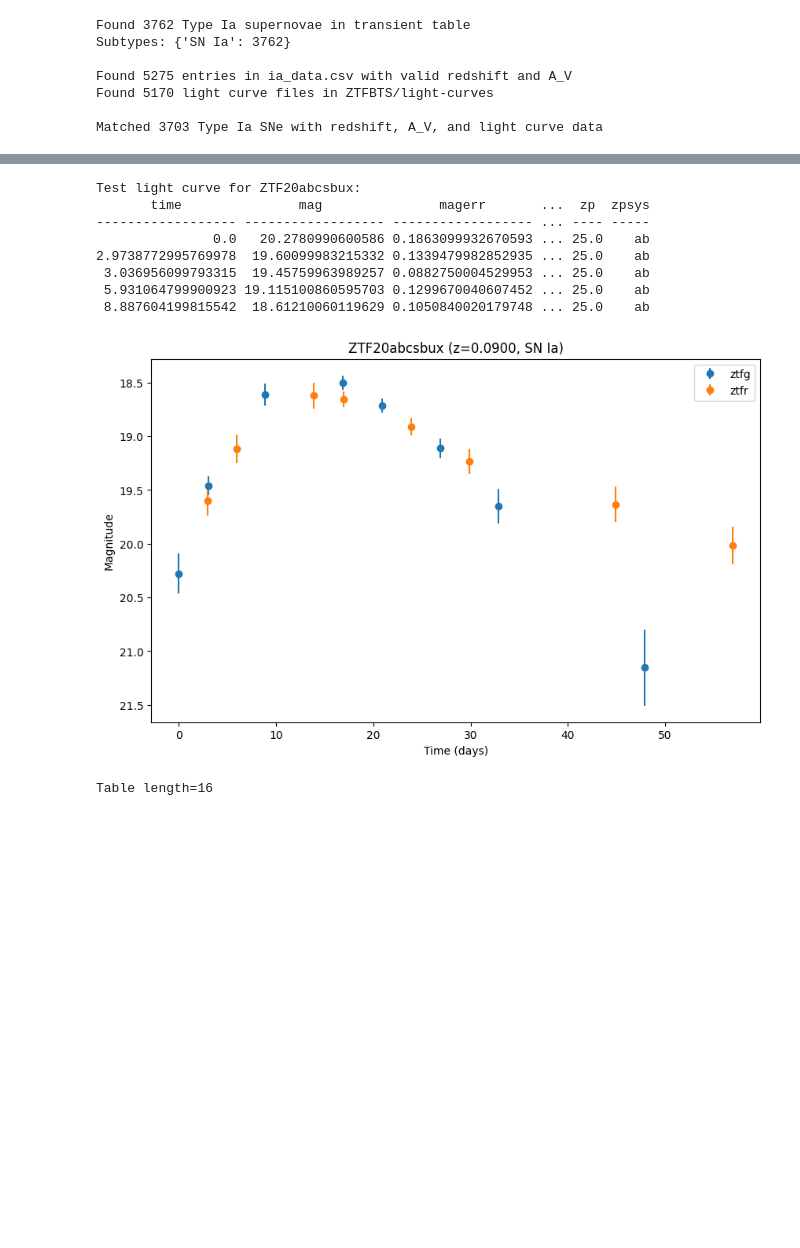
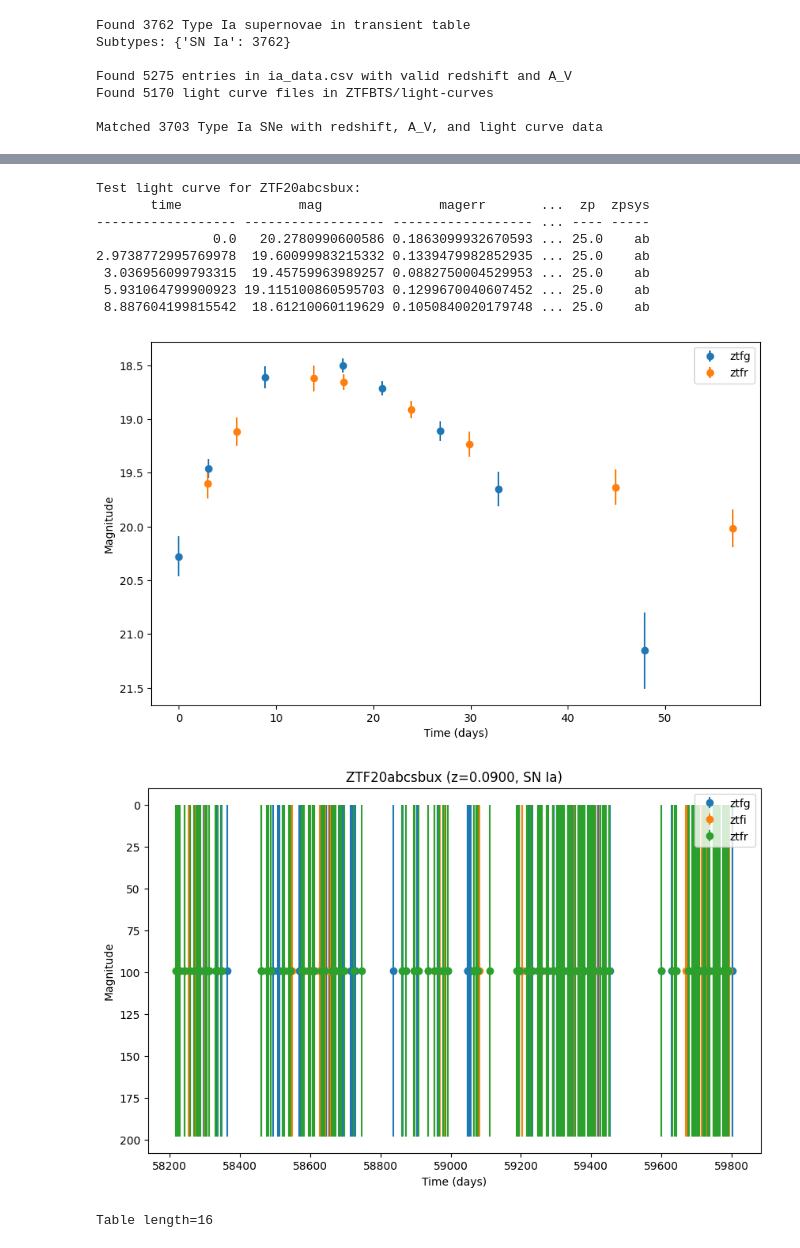
Before and after one commit to asmuzsoy/beams_ext, a Jupyter notebook: fit_real_sne_new.ipynb, the cells around one changed output, grey strips where cells are left out. Saved outputs shown, nothing was run; the diff lists cells and outputs as text; code cells hidden in the pictures; blank space fills up the shorter version.

Commit message:
Reading in new data (it's bad) and working on 10% known analysis

```diff
--- a/fit_real_sne_new.ipynb
+++ b/fit_real_sne_new.ipynb
@@ -371,18 +370,22 @@ guess_texp(ibc_lc_table)
 # %% [output]
 20
 # %%
-def fit_ia_w_dust(true_z, true_av, lcs, redshift = 'spec'):
+def fit_ia_w_dust(true_z, lcs, true_av = None, true_mwebv = None, redshift = 'spec'):
     ia_source = sncosmo.get_source('salt2-extended', version='2.0')
     dust = sncosmo.CCM89Dust()   # MW extinction law
     R_V = 3.1
-    mwebv = true_av / R_V
+    if true_mwebv is None:
+        if true_av is None:
+            raise ValueError("Either true_av or true_mwebv must be provided")
+        true_mwebv = true_av / R_V
+
 
     this_ia_model = sncosmo.Model(source=ia_source,
                                   effects=[dust],
                                   effect_names=['mw'],
                                   effect_frames=['obs'])
     if redshift == 'spec':
-        this_ia_model.set(z = true_z, mwebv=mwebv)
+        this_ia_model.set(z = true_z, mwebv=true_mwebv)
         params_to_fit = ['t0', 'x0', 'x1', 'c']
         guess_z_value = False
         bounds = {'x0':(0, 0.1), 'x1':(-5, 50), 'c':(-1, 5)}
@@ -433,6 +436,6 @@ this_redshift, this_av
 (0.04, 0.049)
 # %%
 # result, fitted_model = fit_ia(this_redshift, [ibc_lc_table])
-result, fitted_ia_model = fit_ia_w_dust(this_redshift, this_av, [ibc_lc_table], redshift='none')
+result, fitted_ia_model = fit_ia_w_dust(this_redshift, [ibc_lc_table], true_av = this_av, redshift='spec')
 sncosmo.plot_lc(ibc_lc_table, model=fitted_ia_model);
 # %% [output]
@@ -440,5 +443,5 @@ sncosmo.plot_lc(ibc_lc_table, model=fitted_ia_model);
 # %%
-def fit_ibc_w_dust(true_z, true_av, lcs, texp_guess=None, mej=3, fni=0.05, vej=15000, redshift = 'spec'):
+def fit_ibc_w_dust(true_z, lcs, true_av = None, true_mwebv = None, texp_guess=None, mej=3, fni=0.05, vej=15000, redshift = 'spec'):
     if texp_guess is None:
         texp_guess = guess_texp(lcs[0], sigma=1)
 
@@ -446,13 +449,17 @@ def fit_ibc_w_dust(true_z, true_av, lcs, texp_guess=None, mej=3, fni=0.05, vej=1
 
     dust = sncosmo.CCM89Dust()   # MW extinction law
     R_V = 3.1
-    mwebv = true_av / R_V
+    if true_mwebv is None:
+        if true_av is None:
+            raise ValueError("Either true_av or true_mwebv must be provided")
+        true_mwebv = true_av / R_V
 
     arnett_model = sncosmo.Model(source=arnett_source,
                                  effects=[dust],
                                  effect_names=['mw'],
                                  effect_frames=['obs'])
-    arnett_model.set(mwebv=mwebv)
+
+    arnett_model.set(mwebv=true_mwebv)
 
     if redshift == 'spec':
         arnett_model.set(redshift = true_z)
@@ -480,7 +487,7 @@ def fit_ibc_w_dust(true_z, true_av, lcs, texp_guess=None, mej=3, fni=0.05, vej=1
                                      effects=[dust],
                                      effect_names=['mw'],
                                      effect_frames=['obs'])
-        arnett_model.set(mwebv=mwebv)
+        arnett_model.set(mwebv=true_mwebv)
         if redshift == 'spec':
             arnett_model.set(z = true_z)
         result, fitted_model = sncosmo.fit_lc(lcs[0], arnett_model, params_to_fit,
@@ -585,8 +572,8 @@ for filename in redshift_dict.keys():
         true_class = parts[1].replace('-', ' ')  # "SN-Ic" -> "SN Ic"
 
         # Fit with both models
-        ia_result, ia_fitted_model = fit_ia_w_dust(this_redshift, this_av, [lc_table], redshift='spec')
-        ibc_result, ibc_fitted_model = fit_ibc_w_dust(this_redshift, this_av, [lc_table], redshift='spec')
+        ia_result, ia_fitted_model = fit_ia_w_dust(this_redshift,  [lc_table], true_av = this_av, redshift='spec')
+        ibc_result, ibc_fitted_model = fit_ibc_w_dust(this_redshift, [lc_table], true_av = this_av, redshift='spec')
 
         # Plot fits
         # sncosmo.plot_lc(lc_table, model=ibc_fitted_model)
@@ -837,33 +938,49 @@ Example entries:
 # %%
 # Test reading one light curve
-# test_ztfid = list(ia_with_data)[0]
+# test_ztfid = list(ia_with_data)[5]
 test_ztfid = "ZTF20abcsbux"
 test_lc = read_ia_lc(test_ztfid)
 print(f"Test light curve for {test_ztfid}:")
 print(test_lc[:5])
 
 # Plot test light curve
 plt.figure(figsize=(10, 6))
 for band in np.unique(test_lc['band']):
     mask = test_lc['band'] == band
     plt.errorbar(test_lc['time'][mask], test_lc['mag'][mask],
                  yerr=test_lc['magerr'][mask], fmt='o', label=band)
 plt.xlabel("Time (days)")
 plt.ylabel("Magnitude")
 plt.gca().invert_yaxis()
 plt.legend()
+# plt.title(f"{test_ztfid} (z={ia_redshift_dict[test_ztfid]:.4f}, {ia_subtype_dict[test_ztfid]})")
+# plt.show()
+
+new_lc = read_snia_lc(test_ztfid)
+
+# Plot test light curve
+plt.figure(figsize=(10, 6))
+for band in np.unique(new_lc['band']):
+    mask = new_lc['band'] == band
+    plt.errorbar(new_lc['time'][mask], new_lc['mag'][mask],
+                 yerr=new_lc['magerr'][mask], fmt='o', label=band)
+plt.xlabel("Time (days)")
+plt.ylabel("Magnitude")
+plt.gca().invert_yaxis()
+plt.legend()
 plt.title(f"{test_ztfid} (z={ia_redshift_dict[test_ztfid]:.4f}, {ia_subtype_dict[test_ztfid]})")
 plt.show()
 # %% [output]
 Test light curve for ZTF20abcsbux:
        time               mag               magerr       ...  zp  zpsys
 ------------------ ------------------ ------------------ ... ---- -----
                0.0   20.2780990600586 0.1863099932670593 ... 25.0    ab
 2.9738772995769978  19.60099983215332 0.1339479982852935 ... 25.0    ab
  3.036956099793315  19.45759963989257 0.0882750004529953 ... 25.0    ab
  5.931064799900923 19.115100860595703 0.1299670040607452 ... 25.0    ab
  8.887604199815542  18.61210060119629 0.1050840020179748 ... 25.0    ab
-[figure, old version]
+[figure, new version]
+[figure, added]
 # %%
 test_lc
 # %% [output]
```
Also changed, not shown: parts of 10 cells of this notebook, 1 other file.
